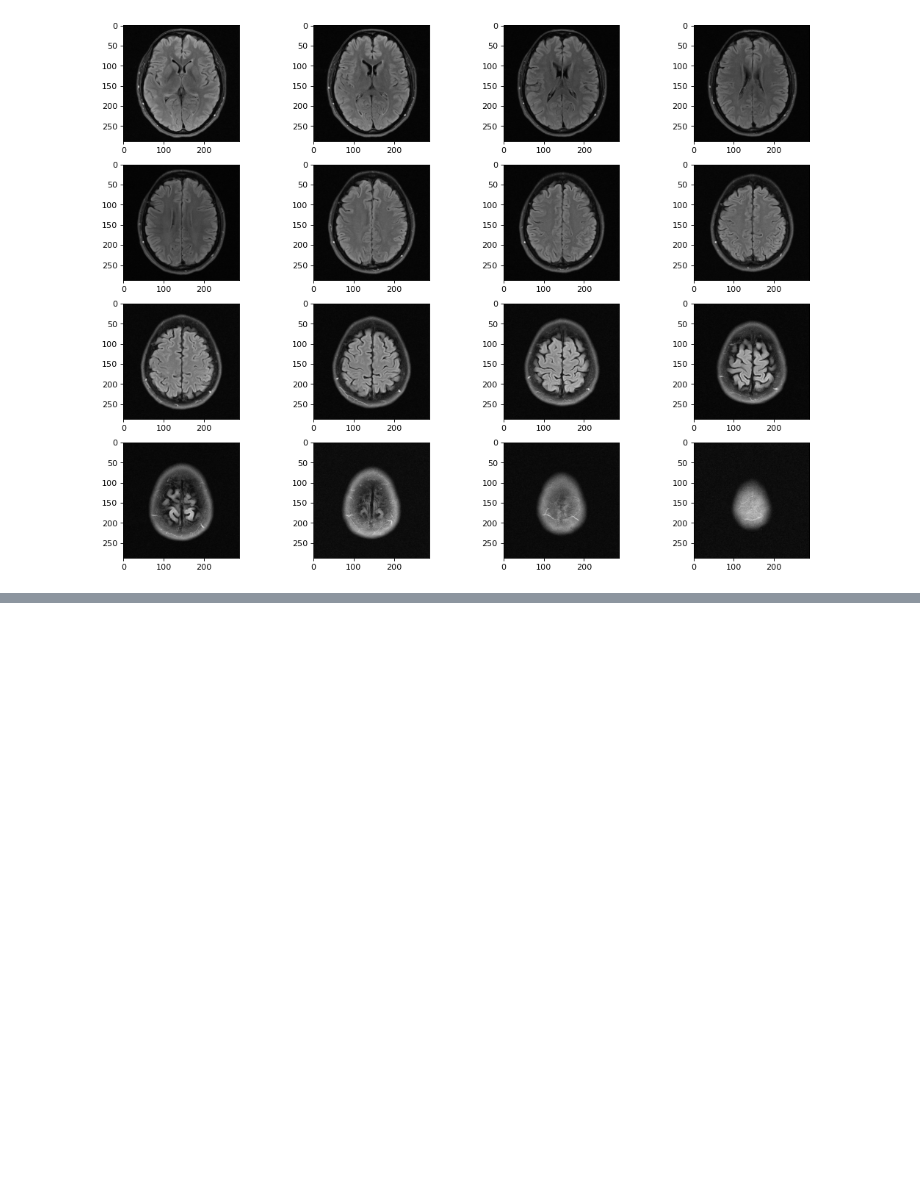
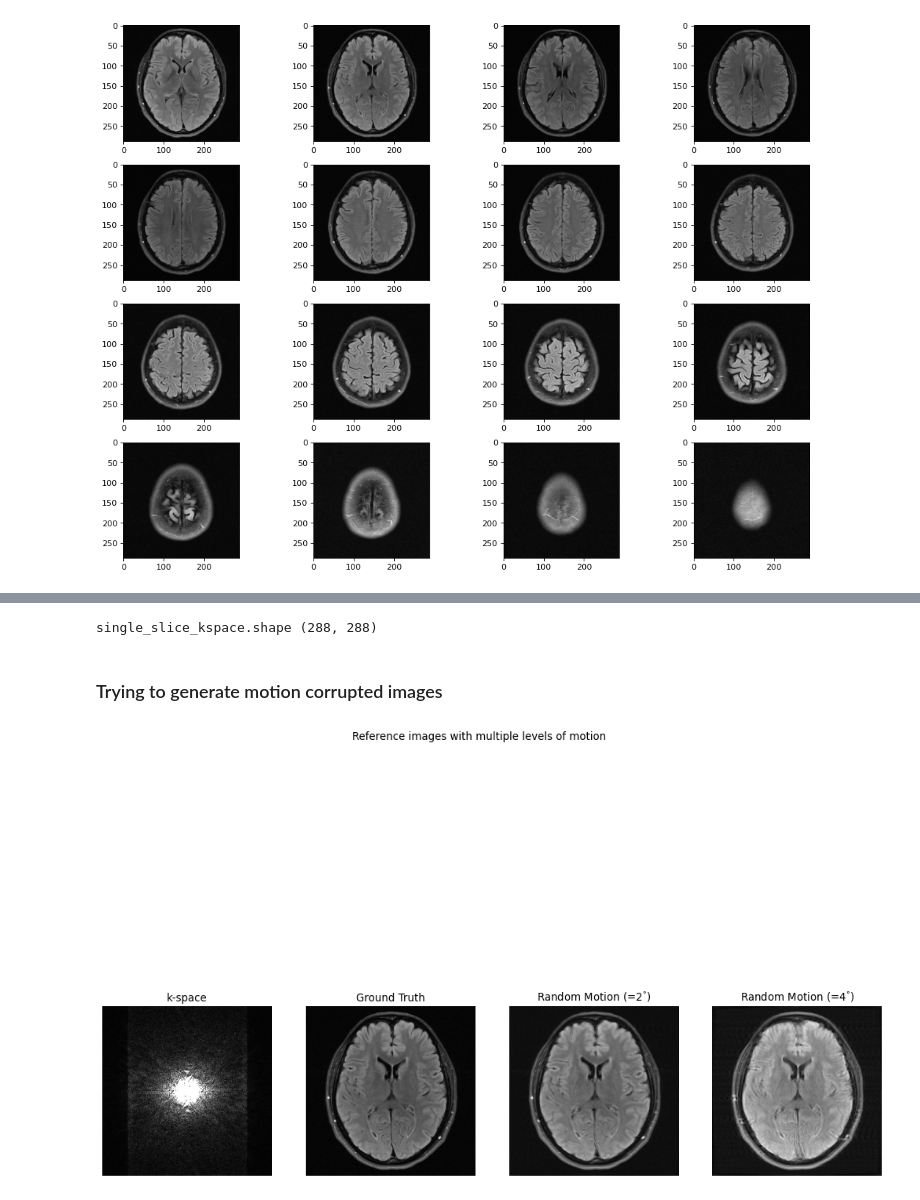
Before and after one commit to sidharthkumar10500/motion_correction, a Jupyter notebook: jupyter_notebooks/Visualizing data.ipynb, the cells around one changed output, grey strips where cells are left out. Saved outputs shown, nothing was run; the diff lists cells and outputs as text; code cells hidden in the pictures; blank space fills up the shorter version.

Commit message:
added thhe motion gen in the notebook to generate image for the report

```diff
--- a/jupyter_notebooks/Visualizing data.ipynb
+++ b/jupyter_notebooks/Visualizing data.ipynb
@@ -78,0 +85,7 @@ for index in range(slice_images.shape[2]):
+# %%
+single_slice_kspace = bart(1,'fft -u 3', single_slice)
+print('single_slice_kspace.shape',single_slice_kspace.shape)
+# %% [output]
+single_slice_kspace.shape (288, 288)
+# %% [markdown]
+### Trying to generate motion corrupted images
@@ -78,0 +107,46 @@ for index in range(slice_images.shape[2]):
+# %%
+def motion_gen(shots,angle_max):
+    kspace_modified = np.zeros(single_slice_kspace.shape,dtype=complex)
+    for shot in range(shots):
+        lines_per_shot = int(np.ceil(kspace_modified.shape[-1]/shots)) #how many lines should be taken for each motion state
+#         print('lines_per_shot',lines_per_shot)
+        start_line = shot*lines_per_shot
+        end_line   = (shot+1)*lines_per_shot
+#         print('start_line',start_line, 'end_line',end_line )
+        angle = np.random.uniform(low = -angle_max, high = angle_max)
+        rotated = ndimage.rotate(input=np.abs(single_slice), angle=angle,
+                                            axes=(1, 0), reshape=False, output=None, order=3,
+                                            mode='constant', cval=0.0, prefilter=True) #apply rotation
+        rotated_K = bart(1,'fft -u 3', rotated)
+        kspace_modified[:,start_line:end_line] =  rotated_K[:,start_line:end_line]
+
+    single_slice_motion_corr = bart(1,'fft -i -u 3', kspace_modified)
+    return single_slice_motion_corr
+# %%
+shots = 10
+angle_max = 5
+motion_corr_0 =  motion_gen(shots,0)
+motion_corr_5 =  motion_gen(shots,2)
+motion_corr_10 =  motion_gen(shots,4)
+# %%
+plt.figure(figsize=(16, 12), dpi=80)
+plt.suptitle('Reference images with multiple levels of motion')
+plt.subplot(1,4,1)
+plt.imshow(np.abs(single_slice_kspace),cmap='gray',vmax = 0.0001)
+plt.title('k-space')
+plt.axis('off')
+plt.subplot(1,4,2)
+plt.imshow(np.abs(motion_corr_0),cmap='gray')
+plt.title('Ground Truth')
+plt.axis('off')
+plt.subplot(1,4,3)
+plt.imshow(np.abs(motion_corr_5),cmap='gray')
+plt.title('Random Motion (=$2^{\degree}$)')
+plt.axis('off')
+plt.subplot(1,4,4)
+plt.imshow(np.abs(motion_corr_10),cmap='gray')
+plt.title('Random Motion (=$4^{\degree}$)')
+plt.axis('off')
+plt.show()
+# %% [output]
+[figure, added]
```
Also changed, not shown: parts of 2 cells of this notebook, 2 other files.
